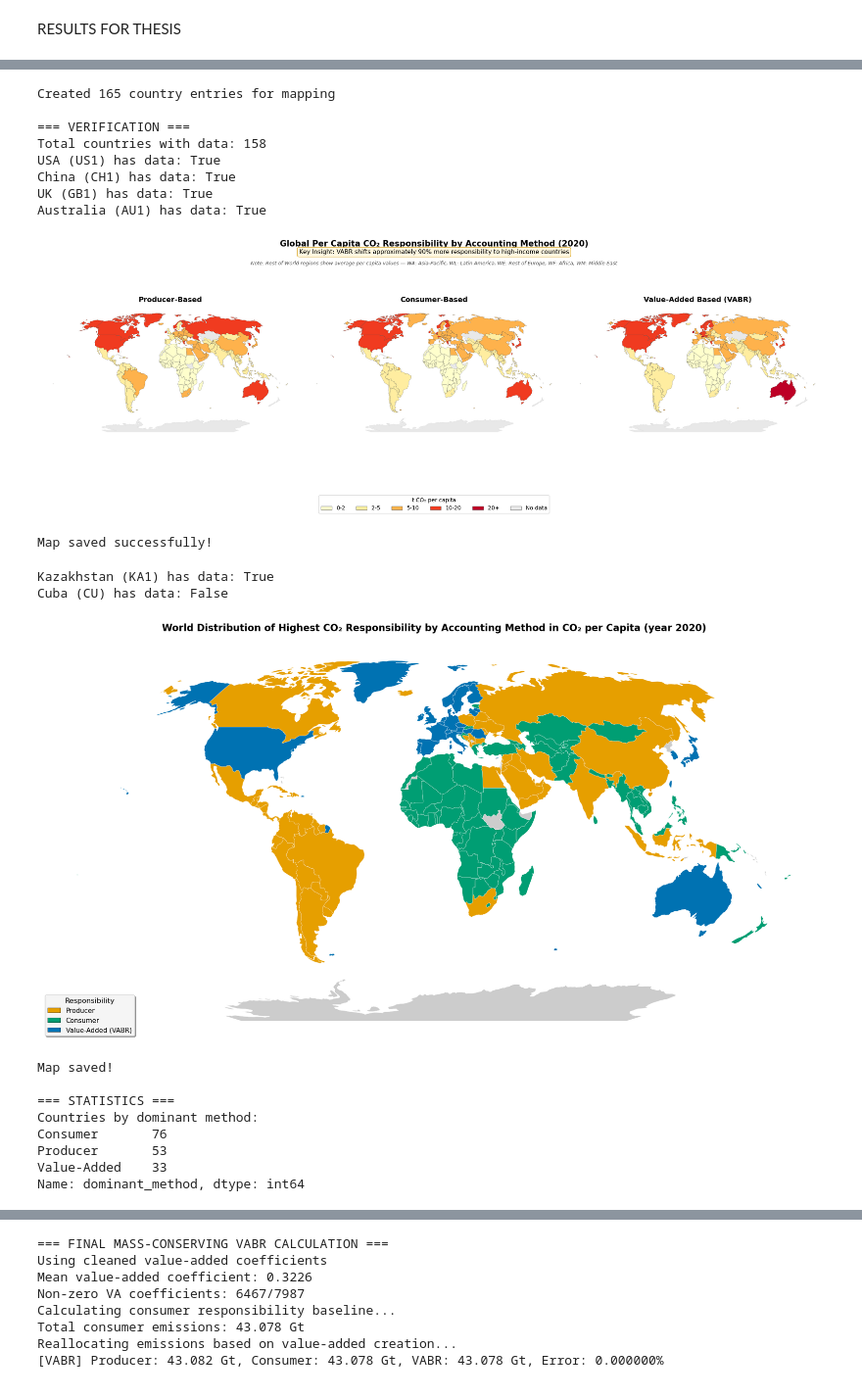
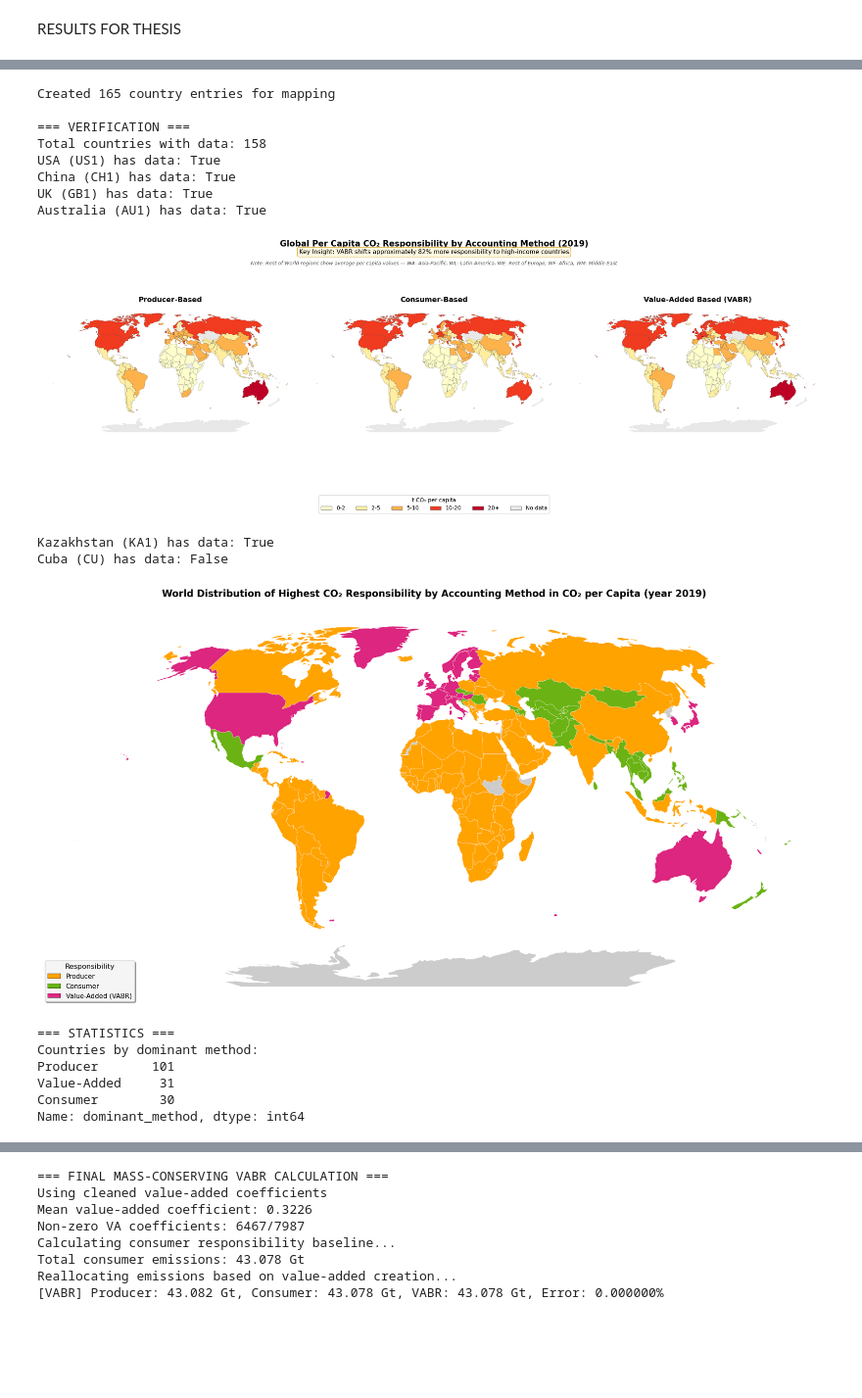
Before and after one commit to marine312000/MA-thesis, a Jupyter notebook: MA code_official.ipynb, the cells around one changed output, grey strips where cells are left out. Shown at 98% size. Drawn from its saved outputs; the diff is of its cells as text; code cells hidden in the pictures; blank space fills up the shorter version.

```diff
--- a/MA code_official.ipynb
+++ b/MA code_official.ipynb
@@ -3093,9 +2918,10 @@ import matplotlib.pyplot as plt
 import matplotlib.colors as mcolors
 
 # Ensure ISO_A3 column exists
-if 'ISO_A3' not in per_capita_2020.columns:
-    per_capita_2020 = per_capita_2020.reset_index()
-    per_capita_2020.rename(columns={'index': 'ISO_A3'}, inplace=True)
+per_capita = per_capita.copy()
+per_capita.index.name = 'ISO_A3'
+if 'ISO_A3' not in per_capita.columns:
+    per_capita.reset_index(inplace=True)
 
 # --- KORREKTE MAPPING basierend auf deiner Shapefile ---
 exiobase_to_shapefile = {
@@ -3194,7 +3020,7 @@ row_regions = {
 # Create mapped data
 map_data = []
 
-for idx, row in per_capita_2020.iterrows():
+for idx, row in per_capita.iterrows():
     country_code = row['ISO_A3']
 
     if country_code in exiobase_to_shapefile:
@@ -3277,7 +3103,7 @@ fig.legend(handles=legend_elements,
           fontsize=10)
 
 # Title
-fig.suptitle('Global Per Capita CO₂ Responsibility by Accounting Method (2020)',
+fig.suptitle('Global Per Capita CO₂ Responsibility by Accounting Method (2019)',
             fontsize=15, fontweight='bold', y=0.98)
 
 # Calculate shift for high-income countries (mit korrekten codes!)
@@ -3306,10 +3132,6 @@ fig.text(0.5, 0.89, note_text, transform=fig.transFigure, fontsize=9,
         horizontalalignment='center', style='italic', color='#555555')
 
 plt.show()
-
-# Save
-fig.savefig('global_emissions_responsibility_map.png', dpi=300, bbox_inches='tight')
-print("\nMap saved successfully!")
 # %% [output]
 Created 165 country entries for mapping
 
@@ -3319,5 +3141,4 @@ USA (US1) has data: True
 China (CH1) has data: True
 UK (GB1) has data: True
 Australia (AU1) has data: True
-[figure, old version]
+[figure, new version]
-Map saved successfully!
@@ -3351,9 +3151,9 @@ import matplotlib.colors as mcolors
 from matplotlib.patches import Rectangle
 
 # Ensure ISO_A3 column exists
-if 'ISO_A3' not in per_capita_2020.columns:
-    per_capita_2020 = per_capita_2020.reset_index()
-    per_capita_2020.rename(columns={'index': 'ISO_A3'}, inplace=True)
+if 'ISO_A3' not in per_capita.columns:
+    per_capita = per_capita.reset_index()
+    per_capita.rename(columns={'index': 'ISO_A3'}, inplace=True)
 
 # --- VOLLSTÄNDIGE KORREKTE MAPPING ---
 exiobase_to_shapefile = {
@@ -3471,7 +3271,7 @@ row_regions = {
 # Create data with dominant method
 map_data = []
 
-for idx, row in per_capita_2020.iterrows():
+for idx, row in per_capita.iterrows():
     country_code = row['ISO_A3']
 
     # Determine dominant method
@@ -3527,9 +3327,9 @@ fig, ax = plt.subplots(1, 1, figsize=(20, 10))
 
 # Colors for each method
 method_colors = {
-    'Producer': '#E69F00',     # Orange (colorblind-safe)
-    'Consumer': '#009E73',     # Teal/Green (colorblind-safe)
-    'Value-Added': '#0072B2'   # Blue (colorblind-safe)
+    'Producer': '#ffa300',
+    'Consumer': '#6bb314',
+    'Value-Added': '#dc267f'
 }
 
 # Map colors
@@ -3551,51 +3351,45 @@ ax.set_facecolor('#E6F3FF')
 ax.axis('off')
 
 # Title
-ax.set_title('World Distribution of Highest CO₂ Responsibility by Accounting Method in CO₂ per Capita (year 2020)',
+ax.set_title('World Distribution of Highest CO₂ Responsibility by Accounting Method in CO₂ per Capita (year 2019)',
             fontsize=16, fontweight='bold', pad=20)
 
 # Legend
 legend_elements = [
-    Rectangle((0, 0), 1, 1, fc='#E69F00', edgecolor='black', linewidth=0.5, label='Producer'),
-    Rectangle((0, 0), 1, 1, fc='#009E73', edgecolor='black', linewidth=0.5, label='Consumer'),
-    Rectangle((0, 0), 1, 1, fc='#0072B2', edgecolor='black', linewidth=0.5, label='Value-Added (VABR)')
+    Rectangle((0, 0), 1, 1, fc='#ffa300', edgecolor='black', linewidth=0.5, label='Producer'),
+    Rectangle((0, 0), 1, 1, fc='#6bb314', edgecolor='black', linewidth=0.5, label='Consumer'),
+    Rectangle((0, 0), 1, 1, fc='#dc267f', edgecolor='black', linewidth=0.5, label='Value-Added (VABR)')
 ]
 
 legend = ax.legend(handles=legend_elements,
                    loc='lower left',
                    title='Responsibility',
                    frameon=True,
                    fancybox=True,
                    shadow=True,
                    fontsize=11,
                    title_fontsize=12)
 
 legend.get_frame().set_facecolor('white')
 legend.get_frame().set_alpha(0.9)
 
 
 plt.tight_layout()
 plt.show()
 
-# Save
-fig.savefig('dominant_method_world_map.png', dpi=300, bbox_inches='tight', facecolor='white')
-print("Map saved!")
-
 # Statistics
 print("\n=== STATISTICS ===")
 print("Countries by dominant method:")
 print(world['dominant_method'].value_counts())
 # %% [output]
 Kazakhstan (KA1) has data: True
 Cuba (CU) has data: False
-[figure, old version]
+[figure, new version]
-Map saved!
-
 === STATISTICS ===
 Countries by dominant method:
-Consumer       76
-Producer       53
-Value-Added    33
+Producer       101
+Value-Added     31
+Consumer        30
 Name: dominant_method, dtype: int64
 # %%
 import pandas as pd
```
Also changed, not shown: parts of 23 cells of this notebook, 4 other files.
